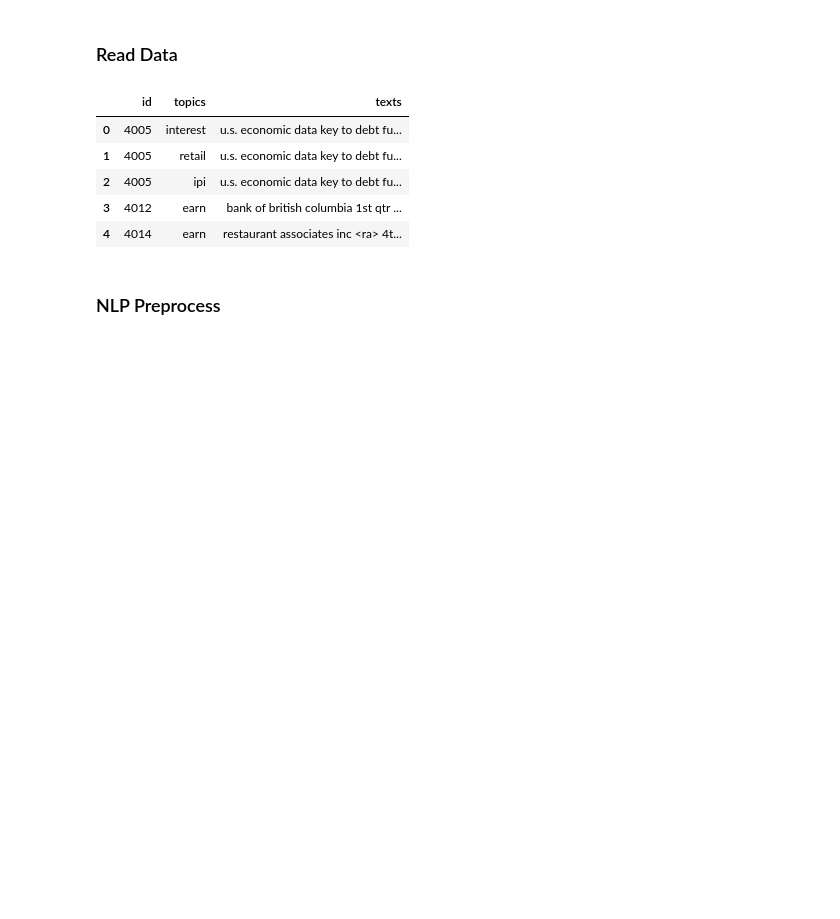
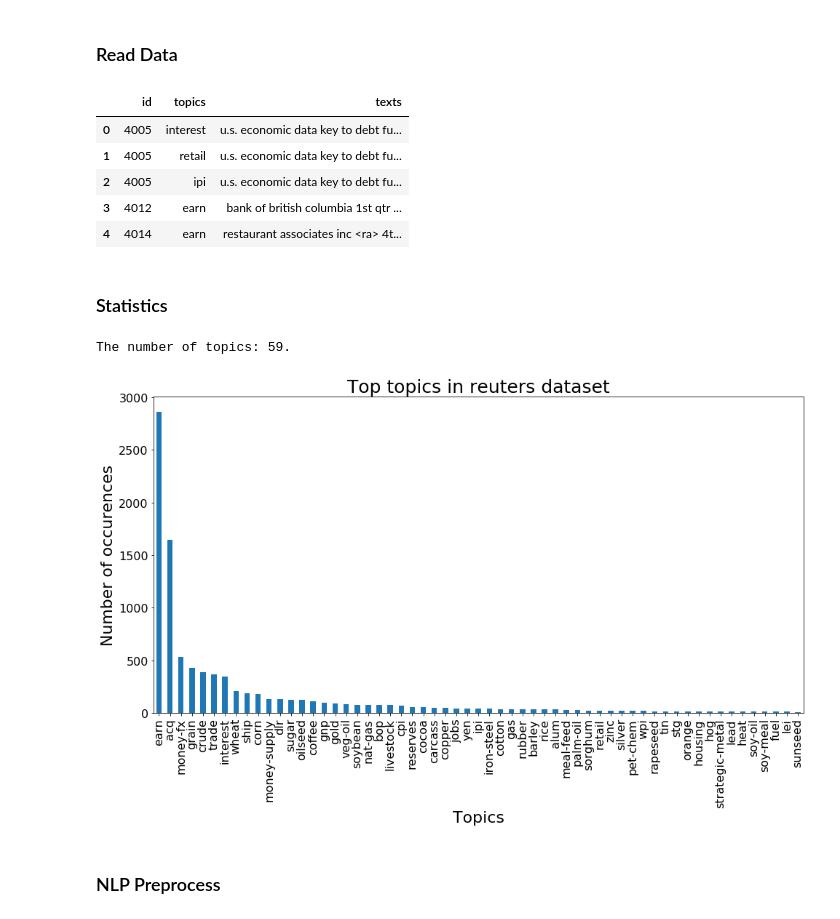
Before and after one commit to yinhao0424/reuters, a Jupyter notebook: ReutersEmbedding.ipynb, the cells around one changed output. Drawn from its saved outputs; the diff is of its cells as text; code cells hidden in the pictures; blank space fills up the shorter version.

```diff
--- a/ReutersEmbedding.ipynb
+++ b/ReutersEmbedding.ipynb
@@ -38,6 +38,32 @@ reuters_train.head()
 | 2 | 4005 | ipi | u.s. economic data key to debt fu... |
 | 3 | 4012 | earn | bank of british columbia 1st qtr ... |
 | 4 | 4014 | earn | restaurant associates inc <ra> 4t... |
+# %% [markdown]
+### Statistics
+# %%
+# topic frequency
+topics_frequency = reuters_train.groupby(['topics'])['texts'].count().sort_values(ascending = False)
+# %%
+top_topics = topics_frequency[topics_frequency>10]
+print("The number of topics: {}.".format(len(top_topics)))
+fig, ax = plt.subplots(figsize=(16,8))
+params = {'axes.labelsize': 22,
+          'axes.titlesize': 25,
+          'xtick.labelsize':16,
+          'ytick.labelsize':16
+         }
+
+
+top_topics.plot.bar()
+ax.set_title('Top topics in reuters dataset');
+ax.set_xlabel('Topics');
+ax.set_ylabel('Number of occurences');
+
+plt.rcParams.update(params)
+plt.show()
+# %% [output]
+The number of topics: 59.
+[figure, added]
 # %% [markdown]
 ### NLP Preprocess
 # %%
```
Also changed, not shown: parts of 15 cells of this notebook.
